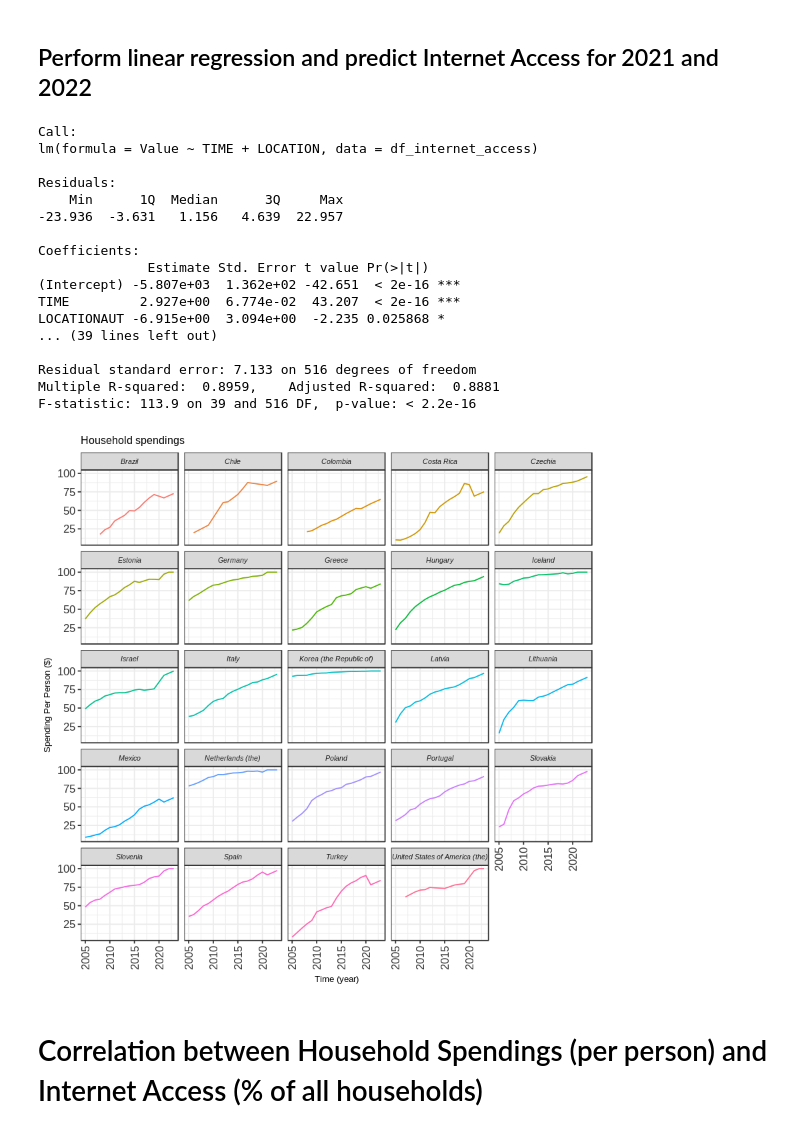
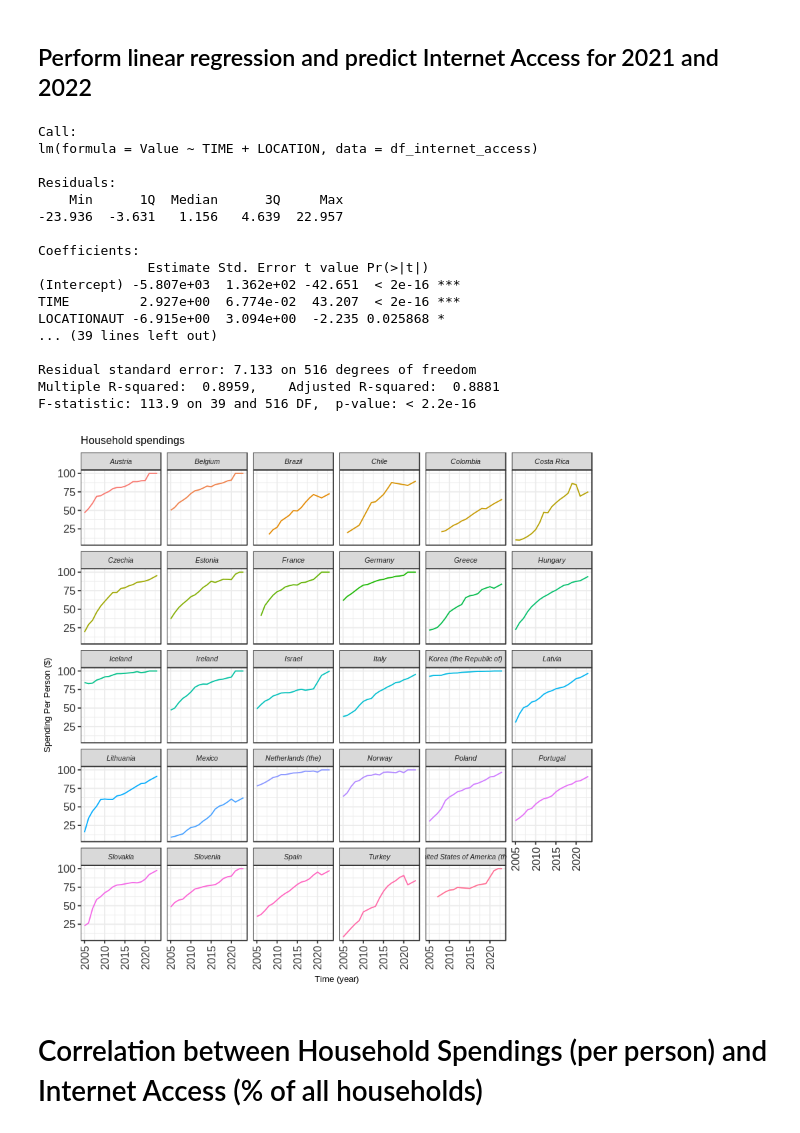
Before and after one commit to patdring/NewAppMarkets, a Jupyter notebook: CS_Fallstudie.ipynb, the cells around one changed output. Cells and saved outputs as stored; diff of their text form; code cells hidden in the pictures.

```diff
--- a/CS_Fallstudie.ipynb
+++ b/CS_Fallstudie.ipynb
@@ -235,7 +242,7 @@ rownames(df_sig) <- 1:nrow(df_sig)
 names(df_sig)[1] <- "LOCATION"
 df_sig$LOCATION <- str_replace_all(df_sig$LOCATION, "LOCATION", "")
 df_sig <- merge(df_sig, df_spending_per_household, by=c("LOCATION"))
-df_sig <- df_sig[df_sig$'Pr(>|t|)' < 0.01 | df_sig$LOCATION == "DEU", ]
+df_sig <- df_sig[df_sig$'Pr(>|t|)' < 0.05 | df_sig$LOCATION == "DEU", ]
 
 # Get only neccessary columns for further processing
 df_hs <- df_sig[c("LOCATION", "Country", "TIME.y", "PerPersonSpending")]
@@ -318,7 +325,7 @@ rownames(df_sig) <- 1:nrow(df_sig)
 names(df_sig)[1] <- "LOCATION"
 df_sig$LOCATION <- str_replace_all(df_sig$LOCATION, "LOCATION", "")
 df_sig <- merge(df_sig, df_internet_access, by=c("LOCATION"))
-df_sig <- df_sig[df_sig$'Pr(>|t|)' < 0.01 | df_sig$LOCATION == "DEU", ]
+df_sig <- df_sig[df_sig$'Pr(>|t|)' <= 0.05 | df_sig$LOCATION == "DEU", ]
 #df_sig
 
 # Get only neccessary columns for further processing
@@ -360,34 +367,34 @@ df_ia <- subset(df_ia, TIME >= 2005)
 ggplot(data = df_ia, mapping = aes(x = TIME, y = Value, color = Country.y)) +
     geom_line() +
     facet_wrap(vars(Country.y)) +
     labs(title = "Household spendings",
         x = "Time (year)",
         y = "Spending Per Person ($)") +
     theme_bw() +
     theme(axis.text.x = element_text(colour = "grey20", size = 10, angle = 90, hjust = 0.5, vjust = 0.5),
                         axis.text.y = element_text(colour = "grey20", size = 10),
                         strip.text = element_text(face = "italic"),
                         text = element_text(size = 8)) +
     theme(legend.position = "none")
 # %% [output]
 Call:
 lm(formula = Value ~ TIME + LOCATION, data = df_internet_access)
 
 Residuals:
     Min      1Q  Median      3Q     Max
 -23.936  -3.631   1.156   4.639  22.957
 
 Coefficients:
               Estimate Std. Error t value Pr(>|t|)
 (Intercept) -5.807e+03  1.362e+02 -42.651  < 2e-16 ***
 TIME         2.927e+00  6.774e-02  43.207  < 2e-16 ***
 LOCATIONAUT -6.915e+00  3.094e+00  -2.235 0.025868 *
 ... (39 lines left out)
 
 Residual standard error: 7.133 on 516 degrees of freedom
 Multiple R-squared:  0.8959,    Adjusted R-squared:  0.8881
 F-statistic: 113.9 on 39 and 516 DF,  p-value: < 2.2e-16
-[figure, old version]
+[figure, new version]
 # %% [markdown]
 # Correlation between Household Spendings (per person) and Internet Access (% of all households)
 # %%
```
Also changed, not shown: parts of 18 cells of this notebook.
